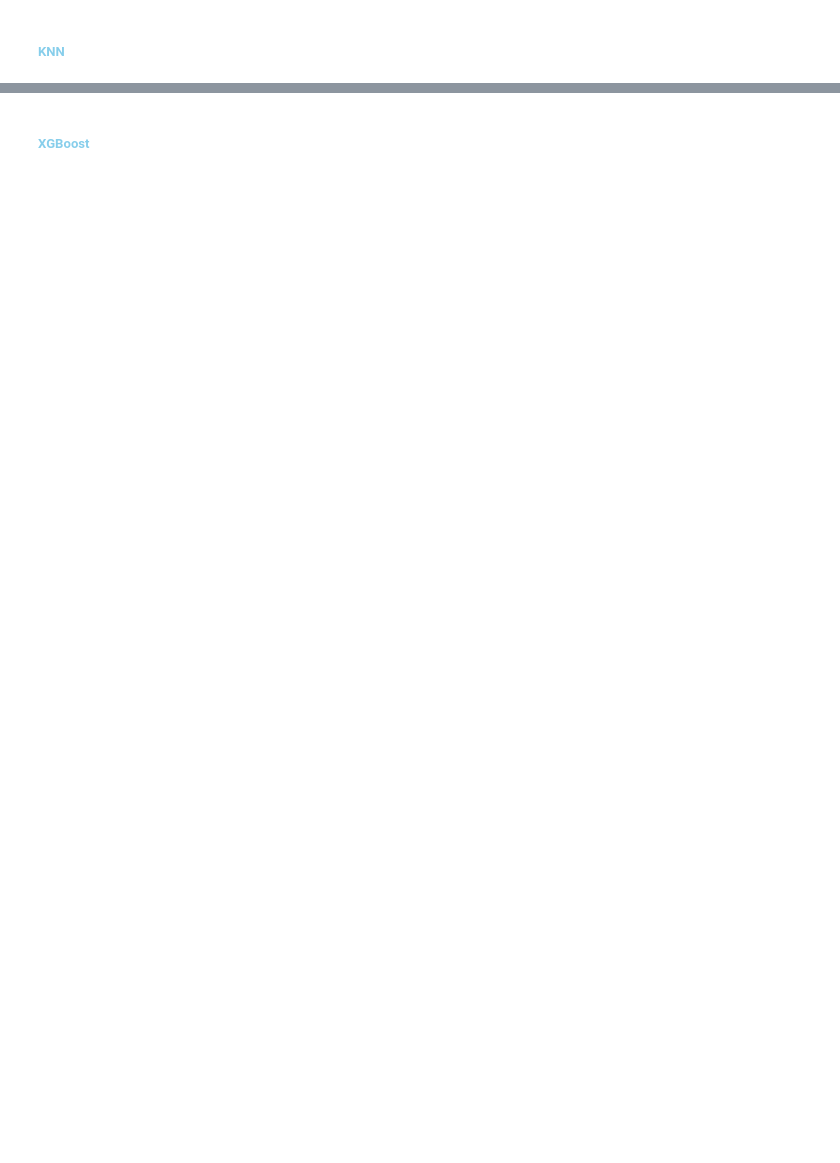
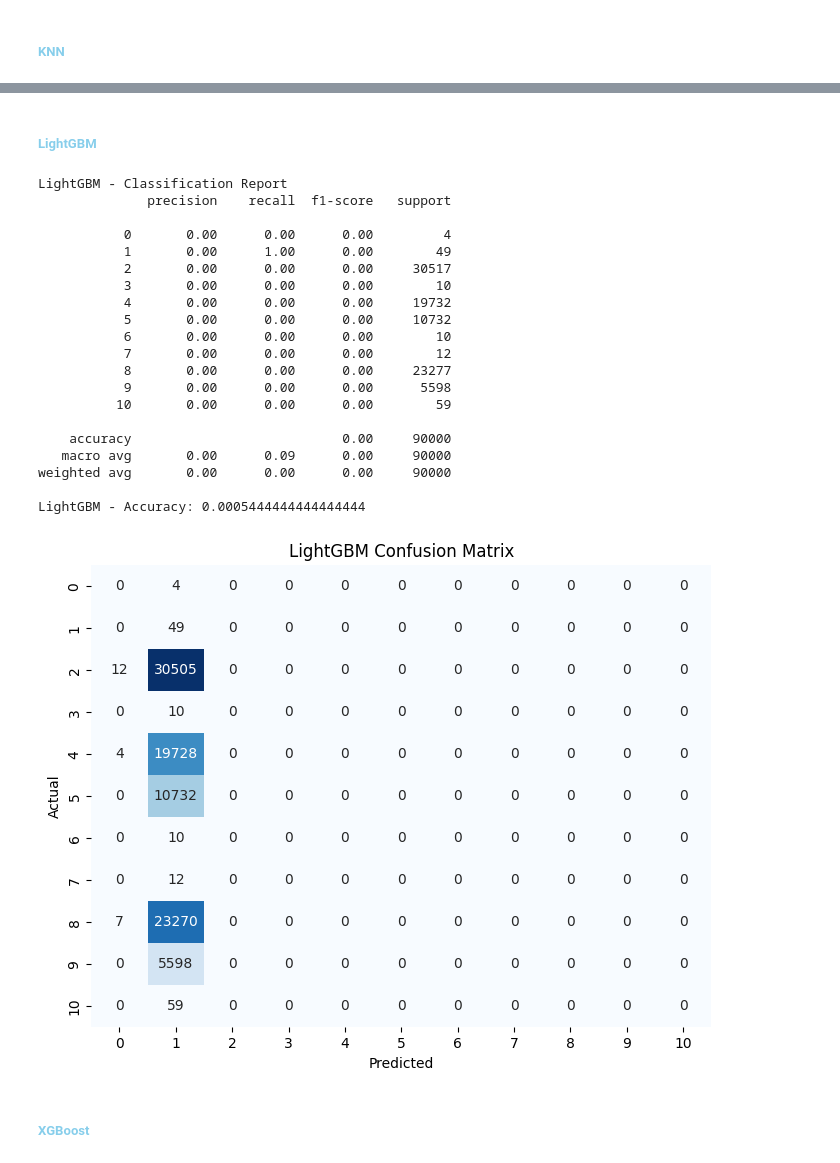
Before and after one commit to zen-0wl/E-Health, a Jupyter notebook: classify.ipynb, the cells around one changed output, grey strips where cells are left out. Cells and saved outputs as stored; diff of their text form; code cells hidden in the pictures; blank space fills up the shorter version.

```diff
--- a/classify.ipynb
+++ b/classify.ipynb
@@ -506,2 +367,52 @@ Using DummyClassifier for Autonomic Dysfunction (only one class: [0])
+# %% [markdown]
+<h5 style="color: SkyBlue;">LightGBM</h5>
+# %%
+train_data = lgb.Dataset(X_train, label=y_train)
+
+params = {
+    'objective': 'binary',
+    'metric': 'binary_error',
+    'boosting_type': 'gbdt',
+    'verbosity': -1
+}
+lgb_model = lgb.train(params, train_data, num_boost_round=100)
+
+y_pred_lgb = (lgb_model.predict(X_test) >= 0.5).astype(int)
+
+print("LightGBM - Classification Report")
+print(classification_report(y_test, y_pred_lgb))
+print("LightGBM - Accuracy:", accuracy_score(y_test, y_pred_lgb))
+
+# confusion  matrix
+conf_matrix_lgb = confusion_matrix(y_test, y_pred_lgb)
+
+plt.figure(figsize=(8, 6))
+sns.heatmap(conf_matrix_lgb, annot=True, cmap="Blues", fmt="d", cbar=False)
+plt.title("LightGBM Confusion Matrix")
+plt.xlabel("Predicted")
+plt.ylabel("Actual")
+plt.show()
+# %% [output]
+LightGBM - Classification Report
+              precision    recall  f1-score   support
+
+           0       0.00      0.00      0.00         4
+           1       0.00      1.00      0.00        49
+           2       0.00      0.00      0.00     30517
+           3       0.00      0.00      0.00        10
+           4       0.00      0.00      0.00     19732
+           5       0.00      0.00      0.00     10732
+           6       0.00      0.00      0.00        10
+           7       0.00      0.00      0.00        12
+           8       0.00      0.00      0.00     23277
+           9       0.00      0.00      0.00      5598
+          10       0.00      0.00      0.00        59
+
+    accuracy                           0.00     90000
+   macro avg       0.00      0.09      0.00     90000
+weighted avg       0.00      0.00      0.00     90000
+
+LightGBM - Accuracy: 0.0005444444444444444
+[figure, added]
 # %% [markdown]
 <h5 style="color: SkyBlue;">XGBoost</h5>
```
Also changed, not shown: parts of 18 cells of this notebook.
